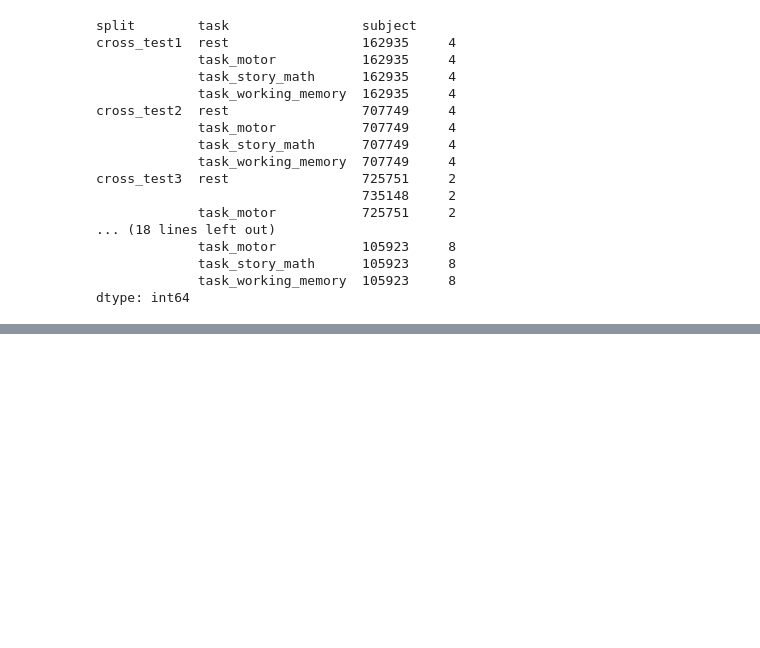
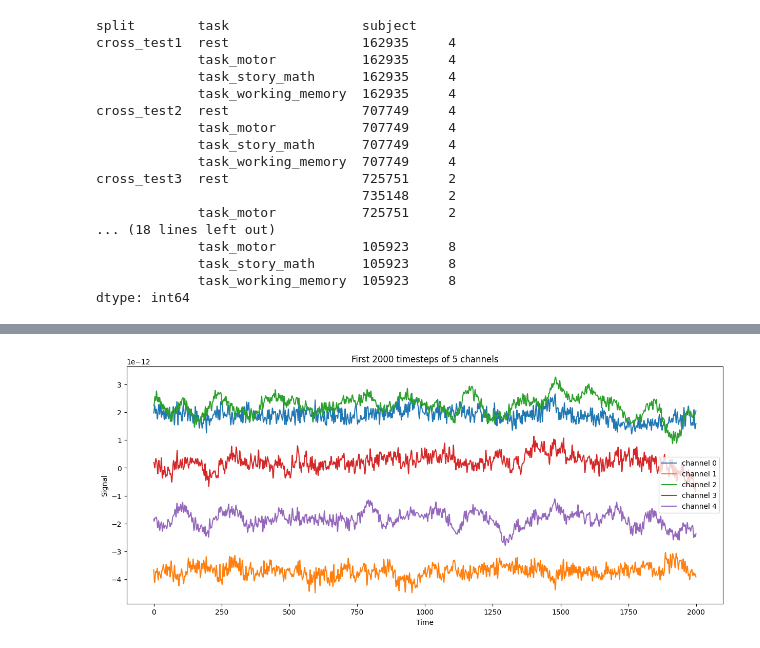
Before and after one commit to Stijnaard/DL_assignment_2, a Jupyter notebook: stijn.ipynb, the cells around one changed output, grey strips where cells are left out. Drawn from its saved outputs; the diff is of its cells as text; code cells hidden in the pictures; blank space fills up the shorter version.

```diff
--- a/stijn.ipynb
+++ b/stijn.ipynb
@@ -106,3 +107,31 @@ cross_test3  rest                 725751     2
              task_story_math      105923     8
              task_working_memory  105923     8
 dtype: int64
+# %%
+def read_h5_file(filepath):
+    with h5py.File(filepath, "r") as f:
+        keys = list(f.keys())
+        if len(keys) != 1:
+            raise ValueError(f"Expected one dataset, found {keys}")
+        dataset_name = keys[0]
+        X = f[dataset_name][()]
+    return X, dataset_name
+# %%
+sample_file = df_files.iloc[0]["path"]
+
+X, dataset_name = read_h5_file(sample_file)
+
+print("File:", os.path.basename(sample_file))
+print("Dataset name:", dataset_name)
+
+print("Shape:", X.shape)
+print("Dtype:", X.dtype)
+
+print("\nStatistics:")
+print("Min:", X.min())
+print("Max:", X.max())
+print("Mean:", X.mean())
+print("Std:", X.std())
+
+print("\nMemory usage (MB):")
+print(X.nbytes / 1024**2)
@@ -108,0 +152,13 @@ dtype: int64
+# %%
+plt.figure(figsize=(15, 6))
+
+for i in range(5):
+    plt.plot(X[i, :2000], label=f"channel {i}")
+
+plt.title("First 2000 timesteps of 5 channels")
+plt.xlabel("Time")
+plt.ylabel("Signal")
+plt.legend()
+plt.show()
+# %% [output]
+[figure, added]
```
Also changed, not shown: parts of 37 cells of this notebook.
